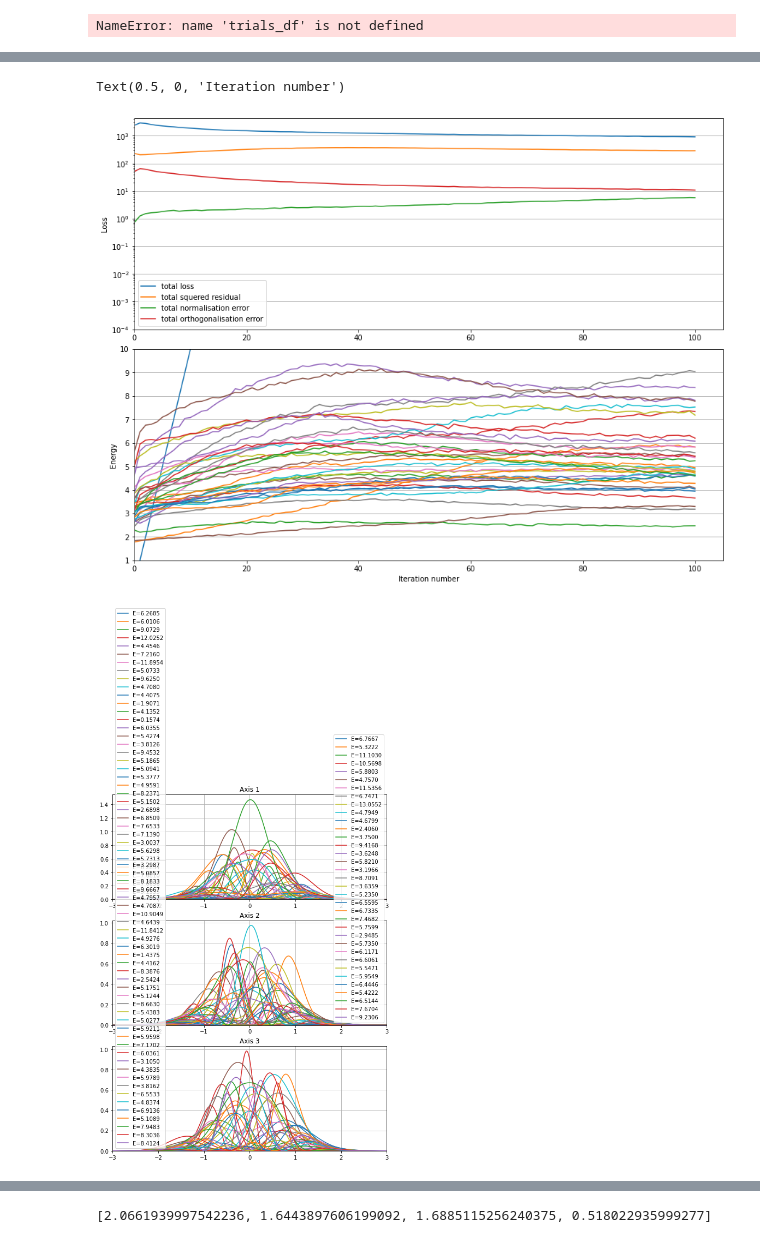
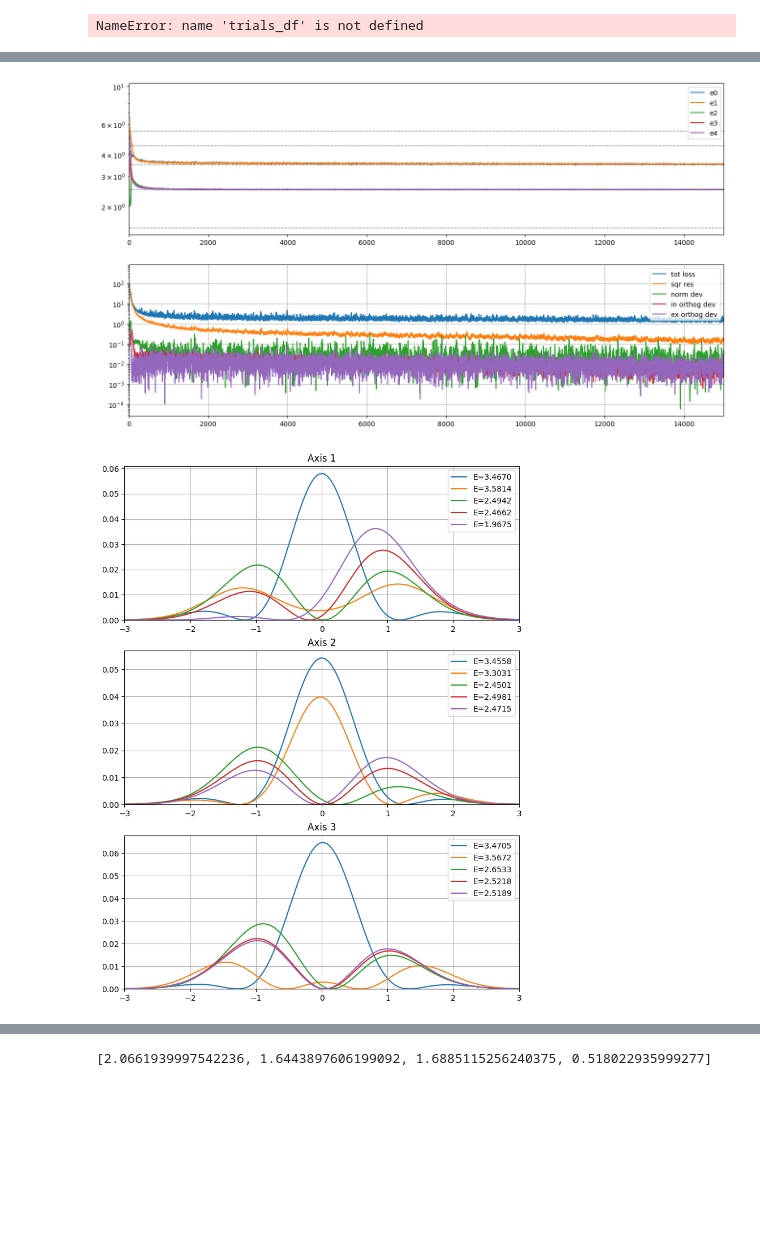
Before and after one commit to MrKozelberg/nn-based-multistate-solver-for-se, a Jupyter notebook: source/nn_based_multistate_solver_for_ho.ipynb, the cells around one changed output, grey strips where cells are left out. Cells and saved outputs as stored; diff of their text form; code cells hidden in the pictures; blank space fills up the shorter version.

```diff
--- a/source/nn_based_multistate_solver_for_ho.ipynb
+++ b/source/nn_based_multistate_solver_for_ho.ipynb
@@ -1566,5 +1567,5 @@ ls ../models/5d_L5_Nh1*
 # %%
-name = "L60_Nh2_06Nov2023_21:57:58"
+name = "60L_3Nh_03Dec2023_23:41:25"
 
 trialFunction_3D = TrialFunction(
     {
@@ -1572,9 +1573,9 @@ trialFunction_3D = TrialFunction(
         "activation function" : "sin",
         "amplitude function" : "gaussian",
         "hidden layer size" : 60,
-        "number of hidden layers" : 2,
+        "number of hidden layers" : 3,
         "coordinate space dimension" : 3,
-        "number of states" : 35,
+        "number of states" : 5,
         "sample size" : 8192,
         "initial learning rate" : 1e-3,
         "weight decay" : 1e-3,
@@ -1607,7 +1610,8 @@ TrialFunction(
   (amplitudeFunction): Gaussian()
 )
 # %%
-timeHistory_1 = pd.read_csv("../loss/time_3d_"+name+".csv")
-lossHistory_1 = pd.read_csv("../loss/loss_3d_"+name+".csv")
-eHistory_1 = pd.read_csv("../loss/e_3d_"+name+".csv")
+# timeHistory_1 = pd.read_csv("../loss/time_3d_"+name+".csv")
+# lossHistory_1 = pd.read_csv("../loss/loss_3d_"+name+".csv")
+# eHistory_1 = pd.read_csv("../loss/e_3d_"+name+".csv")
+hist = pd.read_csv("../loss/hist_3d_"+name+".csv")
 # %%
@@ -1624,33 +1625,40 @@ eHistory_1[-1:]
 # %%
-fig, (ax, ax1) = plt.subplots(2, 1, figsize=(12,9), layout='constrained')
-lossHistory_1[[
-    'total loss',
-    'total squered residual',
-    'total normalisation error',
-    'total orthogonalisation error'
-]].plot(ax=ax)
-ax.set_yscale('log')
-ax.grid(axis='y')
-ax.set_ylim(1e-4,None)
-ax.set_xlim(0,None)
-ax.set_ylabel('Loss')
-# plt.xlabel('Iteration number')
+# fig, (ax, ax1) = plt.subplots(2, 1, figsize=(12,9), layout='constrained')
+# lossHistory_1[[
+#     'total loss',
+#     'total squered residual',
+#     'total normalisation error',
+#     'total orthogonalisation error'
+# ]].plot(ax=ax)
+# ax.set_yscale('log')
+# ax.grid(axis='y')
+# ax.set_ylim(1e-4,None)
+# ax.set_xlim(0,None)
+# ax.set_ylabel('Loss')
+# # plt.xlabel('Iteration number')
 
-eHistory_1.plot(ax=ax1,legend=False)
-# ax.set_yscale('log')
-ax1.grid(axis='y')
-ax1.set_ylim(1,10)
-ax1.set_xlim(0,None)
-ax1.set_ylabel('Energy')
-ax1.set_xlabel('Iteration number')
+# eHistory_1.plot(ax=ax1,legend=False)
+# # ax.set_yscale('log')
+# ax1.grid(axis='y')
+# ax1.set_ylim(1,10)
+# ax1.set_xlim(0,None)
+# ax1.set_ylabel('Energy')
+# ax1.set_xlabel('Iteration number')
+
+fig, (ax1, ax2) = plt.subplots(2, 1, figsize=(16,9))
+hist[["e0","e1","e2","e3","e4"]].plot(ax=ax1, legend=True, xlim=(0,14999))
+for i in range(5):
+    ax1.axhline(y=1.5+i, color='k', linewidth=1, linestyle='--', alpha=0.5)
+ax1.set_yscale('log')
+hist[["tot loss","sqr res","norm dev","in orthog dev","ex orthog dev"]].plot(ax=ax2, legend=True, xlim=(0,14999), grid=True)
+ax2.set_yscale('log')
 # %% [output]
-Text(0.5, 0, 'Iteration number')
-[figure, old version]
+[figure, new version]
 # %%
 D = 3
 fig, axes = plt.subplots(
     D,1,
-    figsize=(9*1,12),
+    figsize=(9,12),
     squeeze=False
 )
 for axNumber, ax in enumerate(axes[:,0]):
@@ -1663,7 +1671,7 @@ for axNumber, ax in enumerate(axes[:,0]):
     #     grid[:,axNumber].cpu().detach().numpy(),
     #     trialFunction_3D.weightFunction(grid).cpu().detach().numpy()
     # )
-    for i in range(35):
+    for i in range(5):
         ax.plot(
             grid[:,axNumber].cpu().detach().numpy(),
             (
@@ -1678,7 +1686,7 @@ for axNumber, ax in enumerate(axes[:,0]):
     ax.set_ylim(0,None)
     ax.grid()
 # %% [output]
-[figure, old version]
+[figure, new version]
 # %%
 D = 3
 fig, axes = plt.subplots(
```
Also changed, not shown: parts of 9 cells of this notebook, 5 other files.
